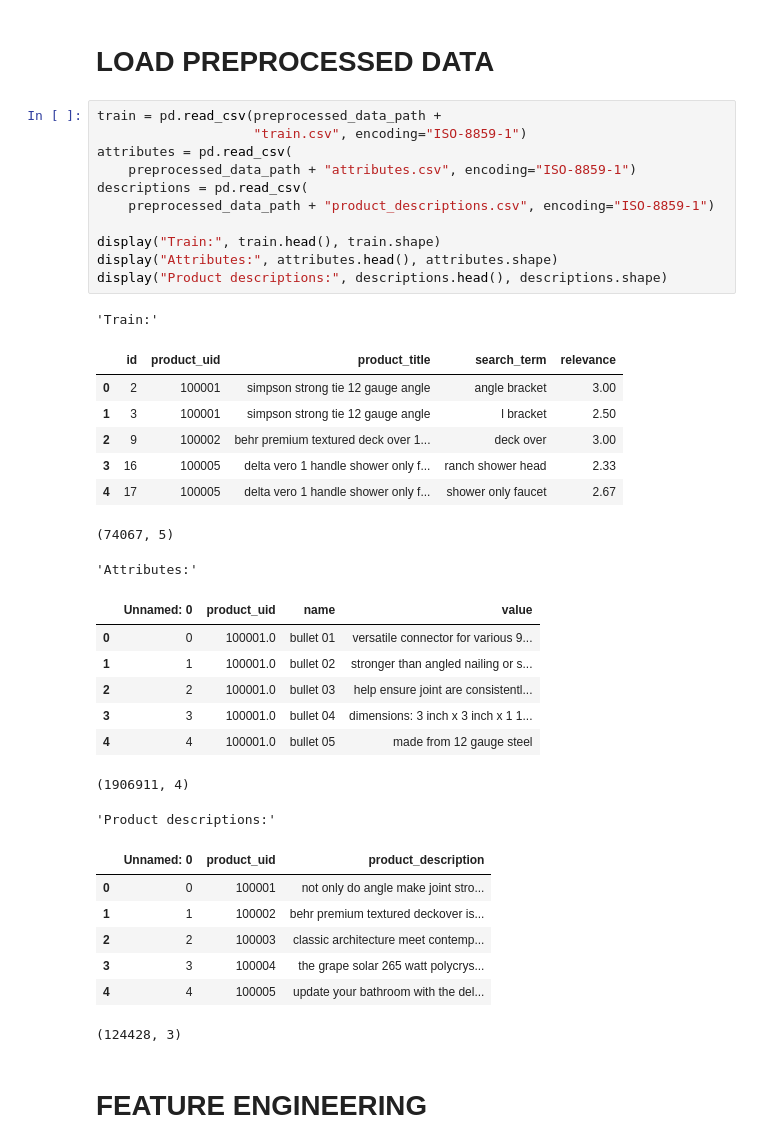
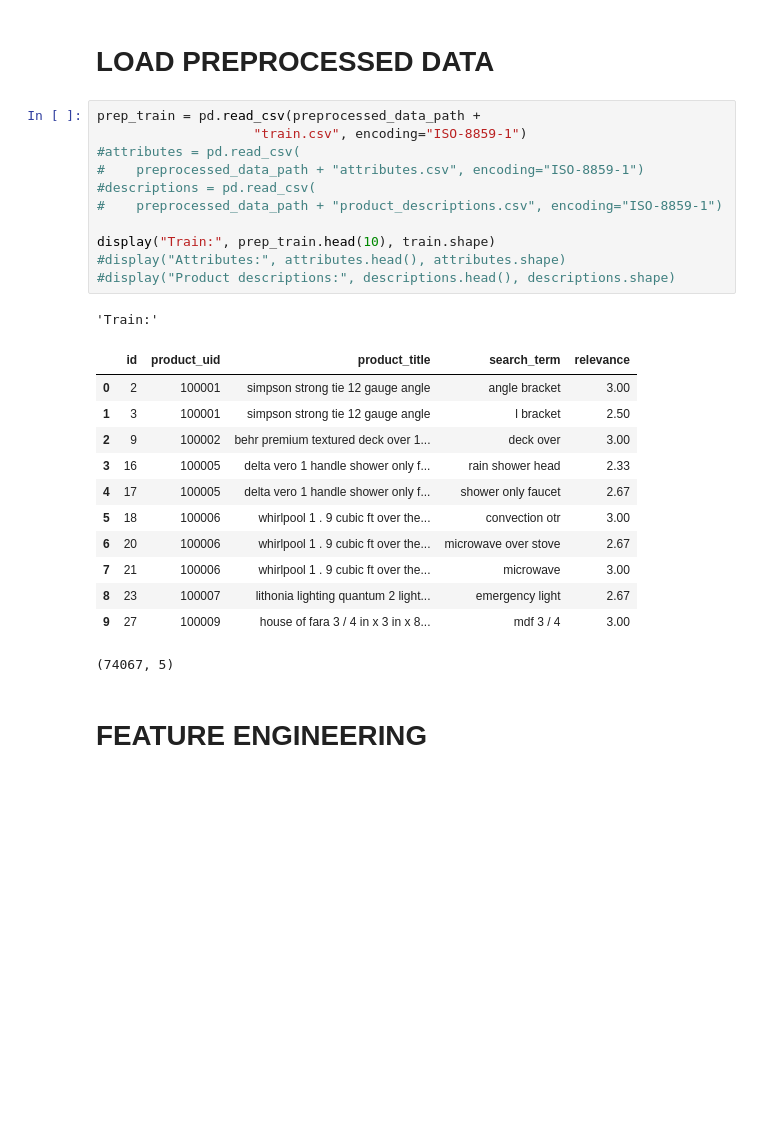
Before and after one commit to zeyger/home-depot, a Jupyter notebook: notebooks/home-depot.ipynb, the cells around one changed output. Cells and saved outputs as stored; diff of their text form; blank space fills up the shorter version.

```diff
--- a/notebooks/home-depot.ipynb
+++ b/notebooks/home-depot.ipynb
@@ -686,41 +673,30 @@ def parallelize_on_rows(data, func, num_of_processes=8):
 # %% [markdown]
 # LOAD PREPROCESSED DATA
 # %%
-train = pd.read_csv(preprocessed_data_path +
+prep_train = pd.read_csv(preprocessed_data_path +
                     "train.csv", encoding="ISO-8859-1")
-attributes = pd.read_csv(
-    preprocessed_data_path + "attributes.csv", encoding="ISO-8859-1")
-descriptions = pd.read_csv(
-    preprocessed_data_path + "product_descriptions.csv", encoding="ISO-8859-1")
+#attributes = pd.read_csv(
+#    preprocessed_data_path + "attributes.csv", encoding="ISO-8859-1")
+#descriptions = pd.read_csv(
+#    preprocessed_data_path + "product_descriptions.csv", encoding="ISO-8859-1")
 
-display("Train:", train.head(), train.shape)
-display("Attributes:", attributes.head(), attributes.shape)
-display("Product descriptions:", descriptions.head(), descriptions.shape)
+display("Train:", prep_train.head(10), train.shape)
+#display("Attributes:", attributes.head(), attributes.shape)
+#display("Product descriptions:", descriptions.head(), descriptions.shape)
 # %% [output]
 'Train:'
 |  | id | product_uid | product_title | search_term | relevance |
 | 0 | 2 | 100001 | simpson strong tie 12 gauge angle | angle bracket | 3.00 |
 | 1 | 3 | 100001 | simpson strong tie 12 gauge angle | l bracket | 2.50 |
 | 2 | 9 | 100002 | behr premium textured deck over 1... | deck over | 3.00 |
-| 3 | 16 | 100005 | delta vero 1 handle shower only f... | ranch shower head | 2.33 |
+| 3 | 16 | 100005 | delta vero 1 handle shower only f... | rain shower head | 2.33 |
 | 4 | 17 | 100005 | delta vero 1 handle shower only f... | shower only faucet | 2.67 |
+| 5 | 18 | 100006 | whirlpool 1 . 9 cubic ft over the... | convection otr | 3.00 |
+| 6 | 20 | 100006 | whirlpool 1 . 9 cubic ft over the... | microwave over stove | 2.67 |
+| 7 | 21 | 100006 | whirlpool 1 . 9 cubic ft over the... | microwave | 3.00 |
+| 8 | 23 | 100007 | lithonia lighting quantum 2 light... | emergency light | 2.67 |
+| 9 | 27 | 100009 | house of fara 3 / 4 in x 3 in x 8... | mdf 3 / 4 | 3.00 |
 (74067, 5)
-'Attributes:'
-|  | Unnamed: 0 | product_uid | name | value |
-| 0 | 0 | 100001.0 | bullet 01 | versatile connector for various 9... |
-| 1 | 1 | 100001.0 | bullet 02 | stronger than angled nailing or s... |
-| 2 | 2 | 100001.0 | bullet 03 | help ensure joint are consistentl... |
-| 3 | 3 | 100001.0 | bullet 04 | dimensions: 3 inch x 3 inch x 1 1... |
-| 4 | 4 | 100001.0 | bullet 05 | made from 12 gauge steel |
-(1906911, 4)
-'Product descriptions:'
-|  | Unnamed: 0 | product_uid | product_description |
-| 0 | 0 | 100001 | not only do angle make joint stro... |
-| 1 | 1 | 100002 | behr premium textured deckover is... |
-| 2 | 2 | 100003 | classic architecture meet contemp... |
-| 3 | 3 | 100004 | the grape solar 265 watt polycrys... |
-| 4 | 4 | 100005 | update your bathroom with the del... |
-(124428, 3)
 # %% [markdown]
 # FEATURE ENGINEERING
 # %% [markdown]
```
Also changed, not shown: parts of 17 cells of this notebook.
